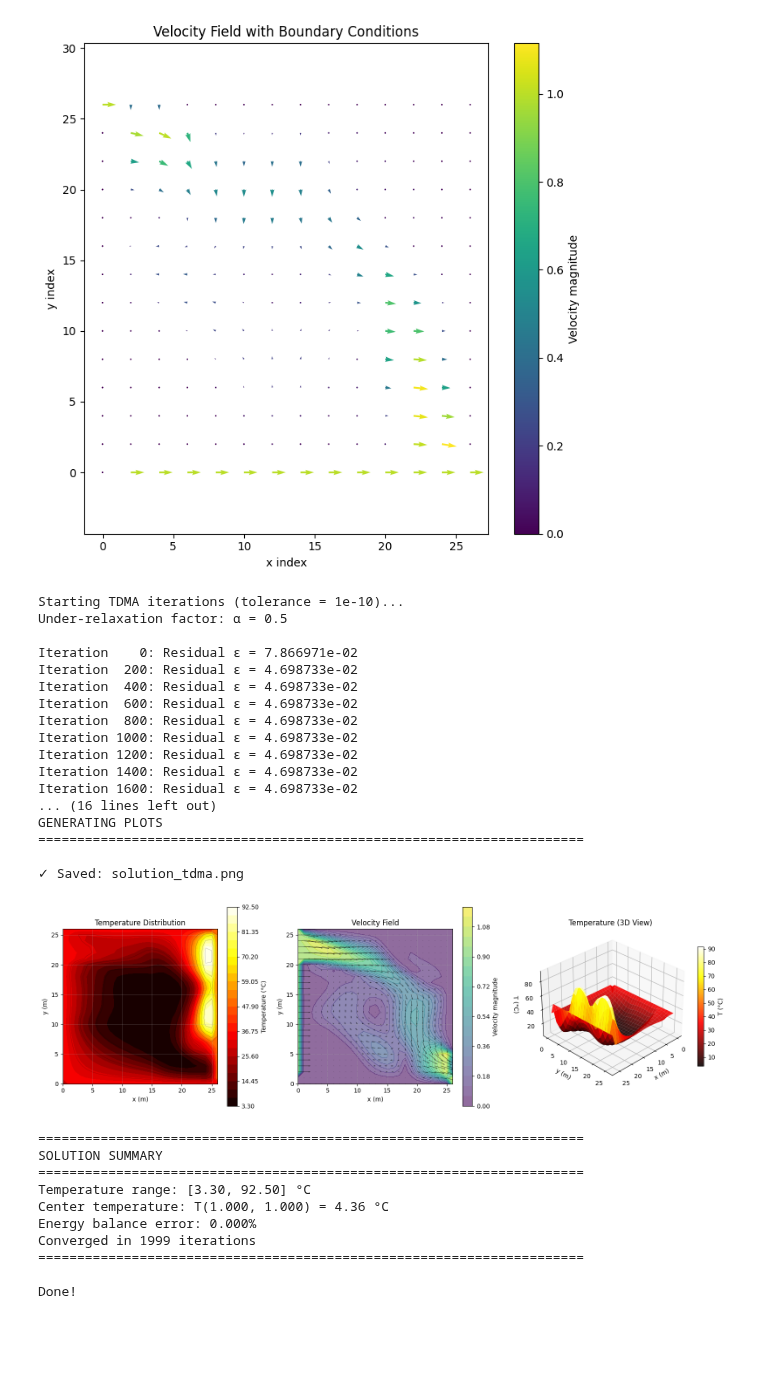
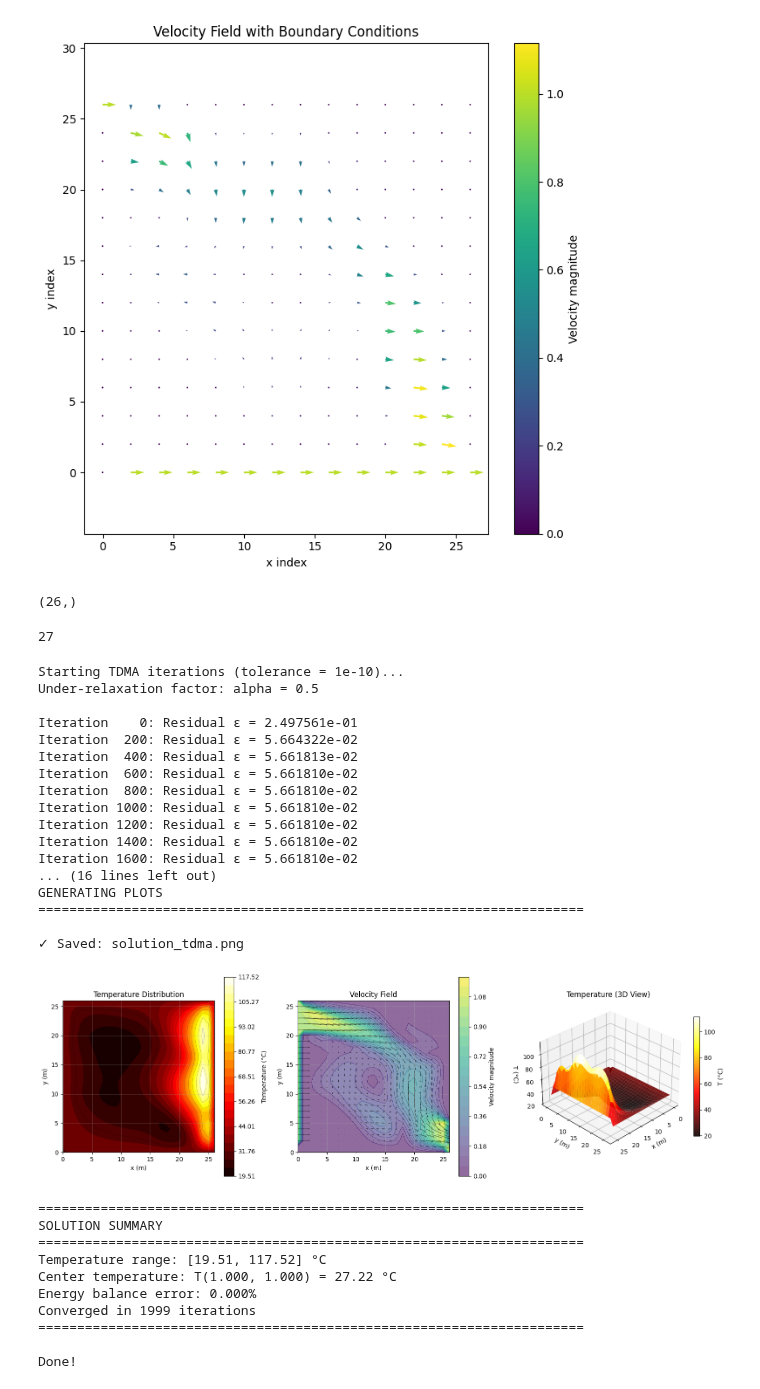
Before and after one commit to Mafaz03/Computational-Fluid-Dynamics, a Jupyter notebook: 2-D Convection Diffusion/2-D Convection Diffusion Assignment 3.ipynb, the cells around one changed output. Saved outputs shown, nothing was run; the diff lists cells and outputs as text; code cells hidden in the pictures; blank space fills up the shorter version.

```diff
--- a/2-D Convection Diffusion/2-D Convection Diffusion Assignment 3.ipynb
+++ b/2-D Convection Diffusion/2-D Convection Diffusion Assignment 3.ipynb
@@ -45,9 +45,20 @@ Gamma = 1.0/50.0
 
 OVERRIDE_VELOCITY = True
 # %%
+# def hybrid_coeff(D, F):
+#     """Hybrid differencing: max(D - |F|/2, 0, -F)"""
+#     return max(D - abs(F)/2, 0, -F)
+
 def hybrid_coeff(D, F):
-    """Hybrid differencing: max(D - |F|/2, 0, -F)"""
-    return max(D - abs(F)/2, 0, -F)
+    if D == 0:
+        return max(0, -F)
+
+    Pe = F / D
+
+    if abs(Pe) <= 2:
+        return D - abs(F) / 2  # Central
+    else:
+        return max(0, -F)       # Upwind
 # %%
 print("\nLoading data files...")
 xc = np.loadtxt('xc.dat')
@@ -172,13 +183,15 @@ for j in range(ny):
         T[0, j] = T_A  # Inlet A
     if y[j] > h_C:
         T[-1, j] = T_wall  # Right wall
+# %%
+xc.shape
+# %% [output]
+(26,)
+# %%
+nx
+# %% [output]
+27
 # %%
-# ============================================================================
-# LINE-BY-LINE TDMA SOLVER
-# ============================================================================
-print(f"\nStarting TDMA iterations (tolerance = {tolerance})...")
-print(f"Under-relaxation factor: alpha = {alpha}\n")
-
 for iteration in range(max_iter):
     T_old = T.copy()
 
@@ -193,6 +206,13 @@ for iteration in range(max_iter):
         d = np.zeros(nx)  # RHS
 
         for i in range(1, nx-1):
+            dx_w = abs(xc[i-1] - xc[i])
+            dy_s = abs(yc[j-1] - yc[j])
+            if i != nx-2:
+                dx_e = abs(xc[i+1] - xc[i])
+            if j != ny-2:
+                dy_n = abs(yc[j+1] - yc[j])
+
             # Velocities at cell faces
             u_e = 0.5 * (U[i,j] + U[i+1,j])
             u_w = 0.5 * (U[i,j] + U[i-1,j])
@@ -479,49 +499,49 @@ ax3.set_ylabel('y (m)')
 ax3.set_zlabel('T (°C)')
 ax3.set_title('Temperature (3D View)')
 ax3.view_init(elev=30, azim=45)
 plt.colorbar(surf, ax=ax3, shrink=0.6, label='T (°C)')
 
 plt.tight_layout()
 plt.savefig('solution_tdma.png', dpi=300, bbox_inches='tight')
 print("\n✓ Saved: solution_tdma.png")
 plt.show()
 
 # ============================================================================
 # SUMMARY
 # ============================================================================
 print("\n" + "="*70)
 print("SOLUTION SUMMARY")
 print("="*70)
 print(f"Temperature range: [{T.min():.2f}, {T.max():.2f}] °C")
 print(f"Center temperature: T({L/2:.3f}, {H/2:.3f}) = {T[nx//2, ny//2]:.2f} °C")
 print(f"Energy balance error: {error_pct:.3f}%")
 print(f"Converged in {iteration} iterations")
 print("="*70)
 print("\nDone!")
 # %% [output]
 Starting TDMA iterations (tolerance = 1e-10)...
-Under-relaxation factor: α = 0.5
+Under-relaxation factor: alpha = 0.5
 
-Iteration    0: Residual ε = 7.866971e-02
-Iteration  200: Residual ε = 4.698733e-02
-Iteration  400: Residual ε = 4.698733e-02
-Iteration  600: Residual ε = 4.698733e-02
-Iteration  800: Residual ε = 4.698733e-02
-Iteration 1000: Residual ε = 4.698733e-02
-Iteration 1200: Residual ε = 4.698733e-02
-Iteration 1400: Residual ε = 4.698733e-02
-Iteration 1600: Residual ε = 4.698733e-02
+Iteration    0: Residual ε = 2.497561e-01
+Iteration  200: Residual ε = 5.664322e-02
+Iteration  400: Residual ε = 5.661813e-02
+Iteration  600: Residual ε = 5.661810e-02
+Iteration  800: Residual ε = 5.661810e-02
+Iteration 1000: Residual ε = 5.661810e-02
+Iteration 1200: Residual ε = 5.661810e-02
+Iteration 1400: Residual ε = 5.661810e-02
+Iteration 1600: Residual ε = 5.661810e-02
 ... (16 lines left out)
 GENERATING PLOTS
 ======================================================================
 
 ✓ Saved: solution_tdma.png
-[figure, old version]
+[figure, new version]
 ======================================================================
 SOLUTION SUMMARY
 ======================================================================
-Temperature range: [3.30, 92.50] °C
-Center temperature: T(1.000, 1.000) = 4.36 °C
+Temperature range: [19.51, 117.52] °C
+Center temperature: T(1.000, 1.000) = 27.22 °C
 Energy balance error: 0.000%
 Converged in 1999 iterations
 ======================================================================
```
Also changed, not shown: 1 other file.
